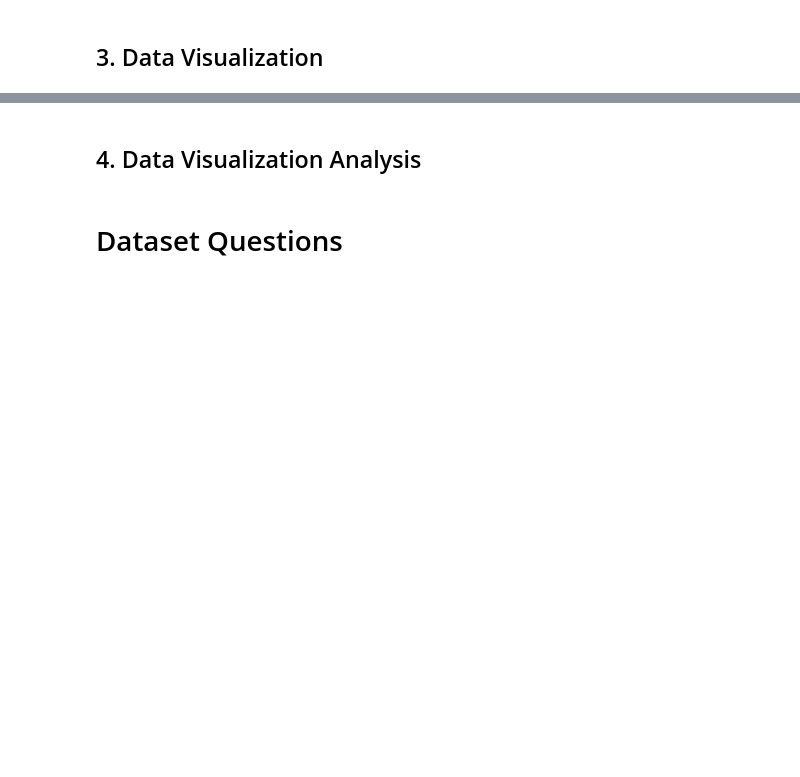
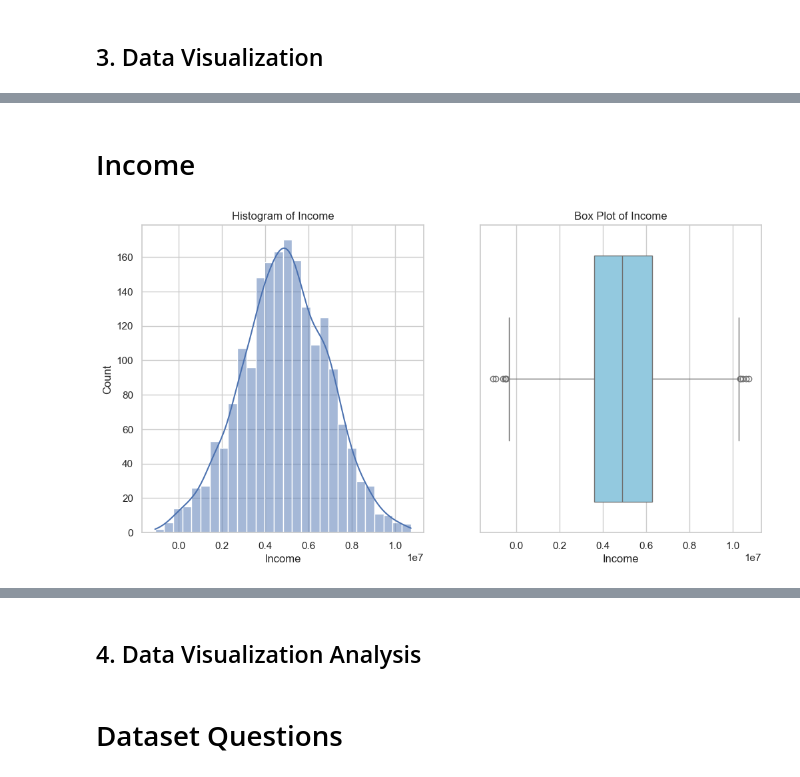
Before and after one commit to salsbiila/K02-IF2220-13522060-13522062, a Jupyter notebook: Health.ipynb, the cells around one changed output, grey strips where cells are left out. Drawn from its saved outputs; the diff is of its cells as text; code cells hidden in the pictures; blank space fills up the shorter version.

```diff
--- a/Health.ipynb
+++ b/Health.ipynb
@@ -389,0 +394,6 @@ for column in numeric_columns:
+# %% [markdown]
+# Income
+# %%
+numeric_visualizations(df, 'Income')
+# %% [output]
+[figure, added]
```
Also changed, not shown: parts of 35 cells of this notebook.
